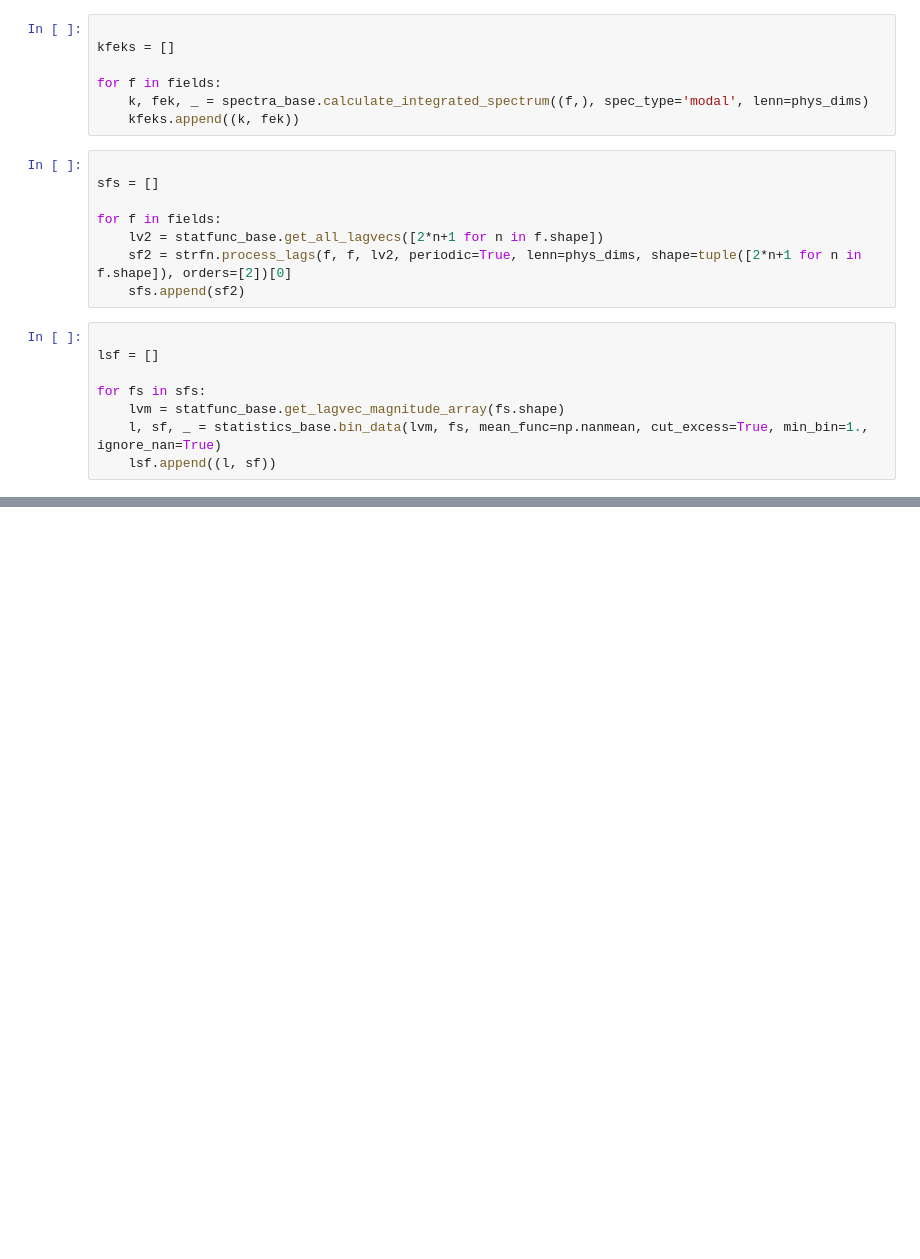
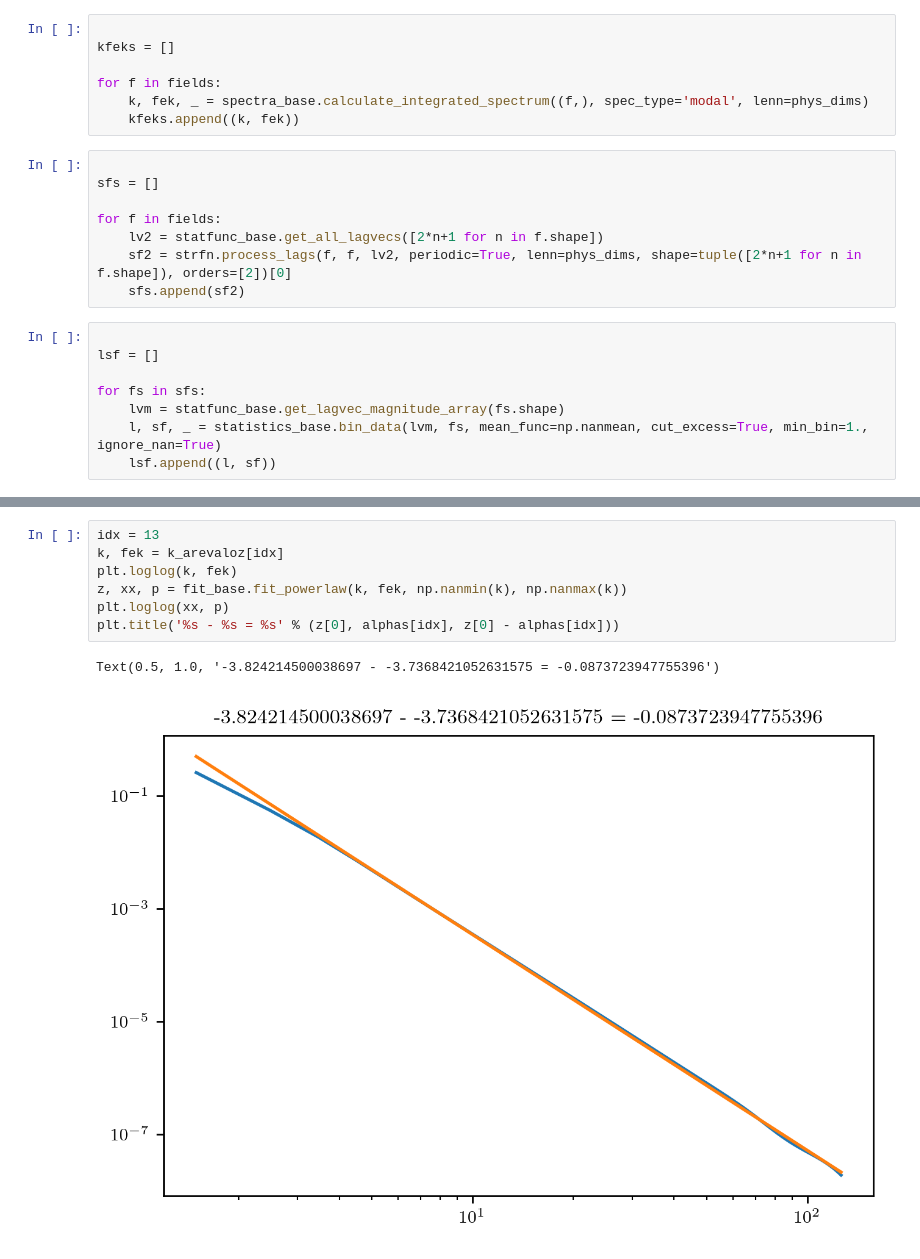
Before and after one commit to mab68/Kea, a Jupyter notebook: example_notebooks/strfn_bias.ipynb, the cells around one changed output, grey strips where cells are left out. Saved outputs shown, nothing was run; the diff lists cells and outputs as text; blank space fills up the shorter version.

```diff
--- a/example_notebooks/strfn_bias.ipynb
+++ b/example_notebooks/strfn_bias.ipynb
@@ -55 +70,11 @@ for fs in sfs:
+# %%
+idx = 13
+k, fek = k_arevaloz[idx]
+plt.loglog(k, fek)
+z, xx, p = fit_base.fit_powerlaw(k, fek, np.nanmin(k), np.nanmax(k))
+plt.loglog(xx, p)
+plt.title('%s - %s = %s' % (z[0], alphas[idx], z[0] - alphas[idx]))
+# %% [output]
+Text(0.5, 1.0, '-3.824214500038697 - -3.7368421052631575 = -0.0873723947755396')
+[figure, added]
 # %%
```
Also changed, not shown: parts of 10 cells of this notebook, 3 other files.
